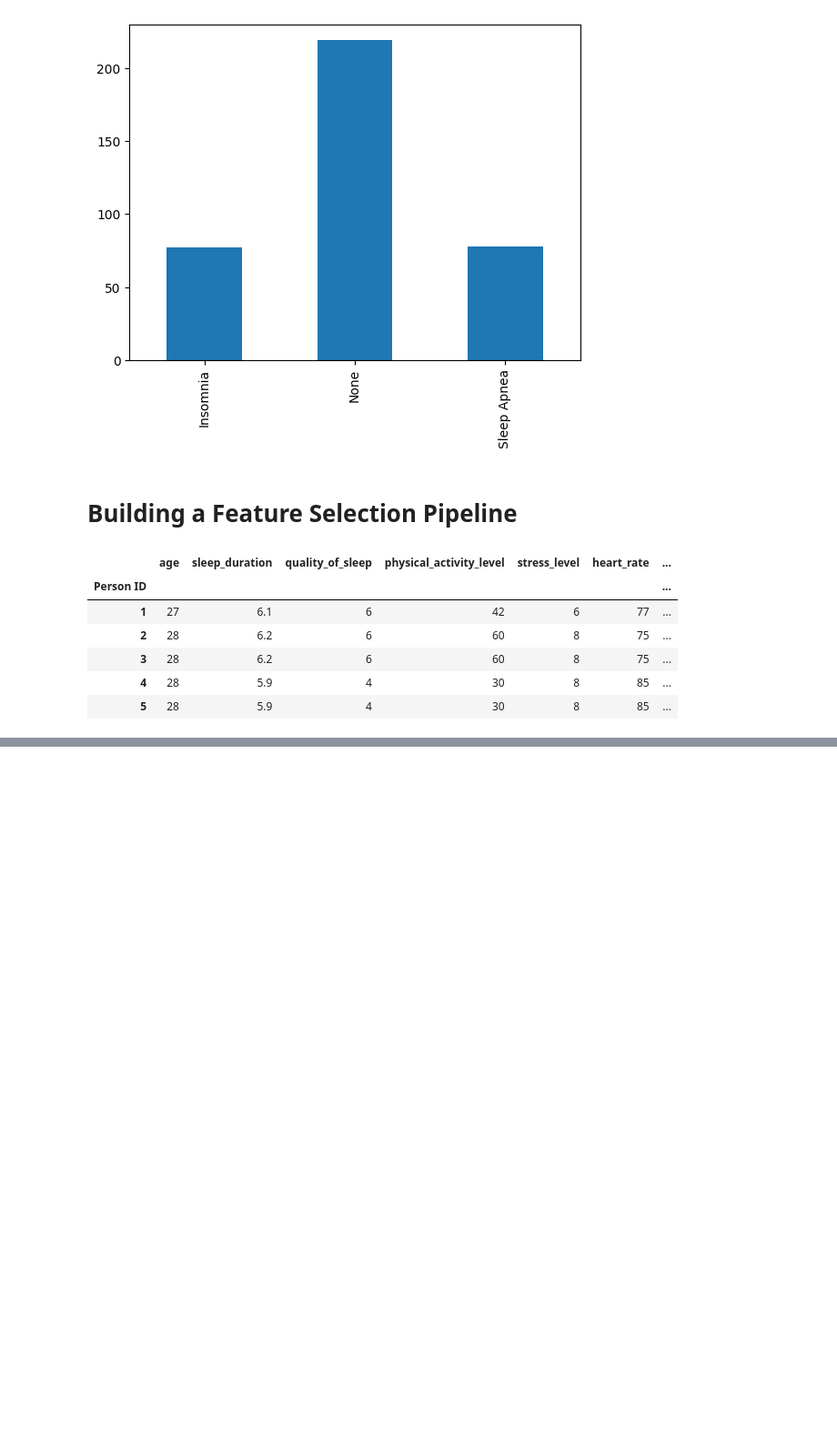
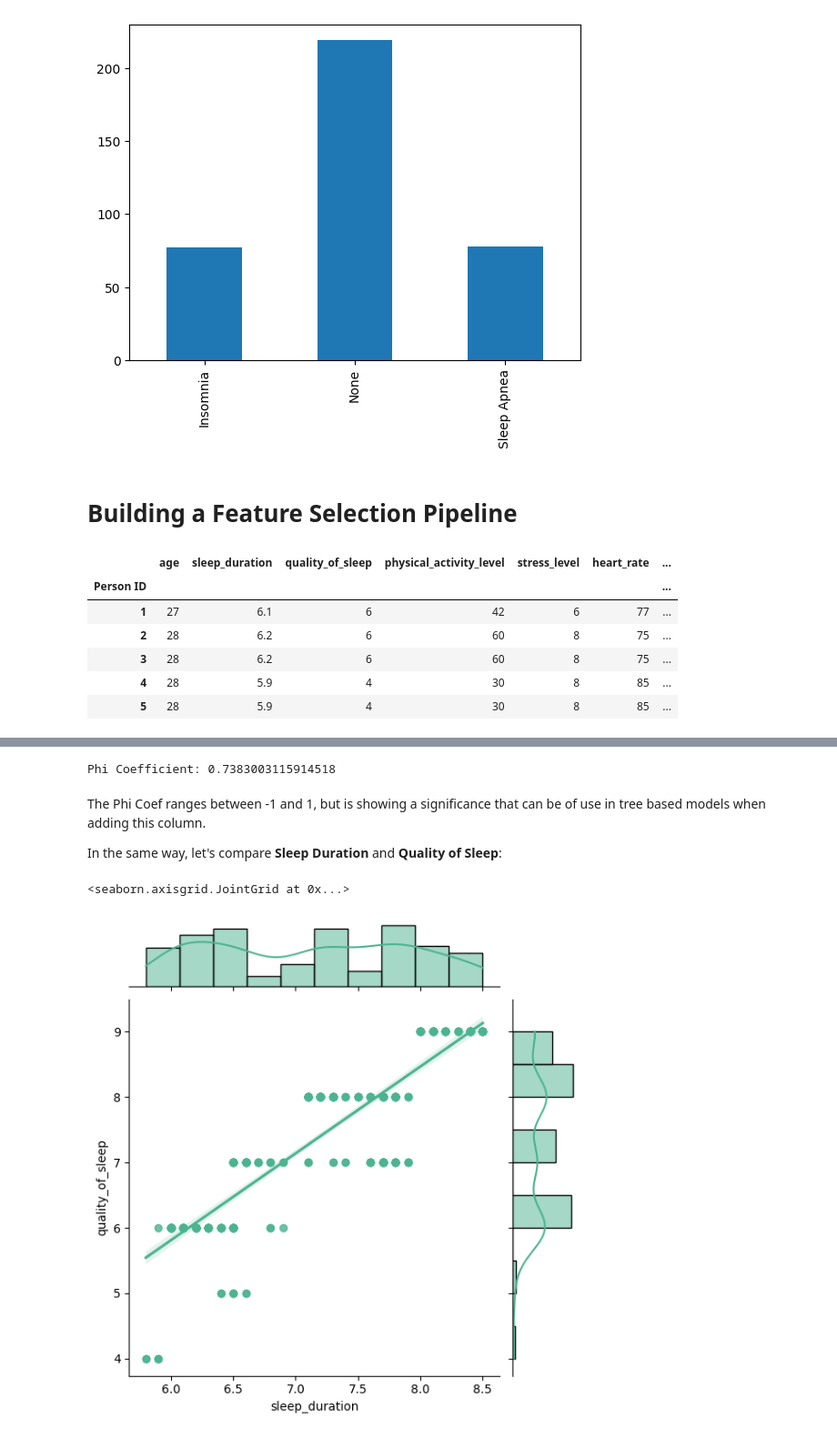
Before and after one commit to maikelps/SleepDisorder, a Jupyter notebook: expl.ipynb, the cells around one changed output, grey strips where cells are left out. Shown at 91% size. Cells and saved outputs as stored; diff of their text form; code cells hidden in the pictures; blank space fills up the shorter version.

```diff
--- a/expl.ipynb
+++ b/expl.ipynb
@@ -214,0 +265,22 @@ df1.head()
+# %%
+# Create a cross-tabulation of the two columns
+contingency_table = pd.crosstab(df1['daily_steps'], df1['sleep_issue'])
+
+# Calculate the chi-square statistic and the p-value
+chi2, p, _, _ = chi2_contingency(contingency_table)
+
+# The Phi Coefficient is the square root of the chi2 statistic divided by the sum of the contingency table and the minimum dimension minus 1
+phi_coefficient = np.sqrt(chi2 / (contingency_table.sum().sum() * (min(contingency_table.shape) - 1)))
+
+print('Phi Coefficient:', phi_coefficient)
+# %% [output]
+Phi Coefficient: 0.7383003115914518
+# %% [markdown]
+The Phi Coef ranges between -1 and 1, but is showing a significance that can be of use in tree based models when adding this column.
+
+In the same way, let's compare __Sleep Duration__ and __Quality of Sleep__:
+# %%
+sns.jointplot(x=df1.sleep_duration, y=df1.quality_of_sleep, kind="reg", color="#4CB391")
+# %% [output]
+<seaborn.axisgrid.JointGrid at 0x...>
+[figure, added]
```
Also changed, not shown: parts of 20 cells of this notebook, 1 other file.
